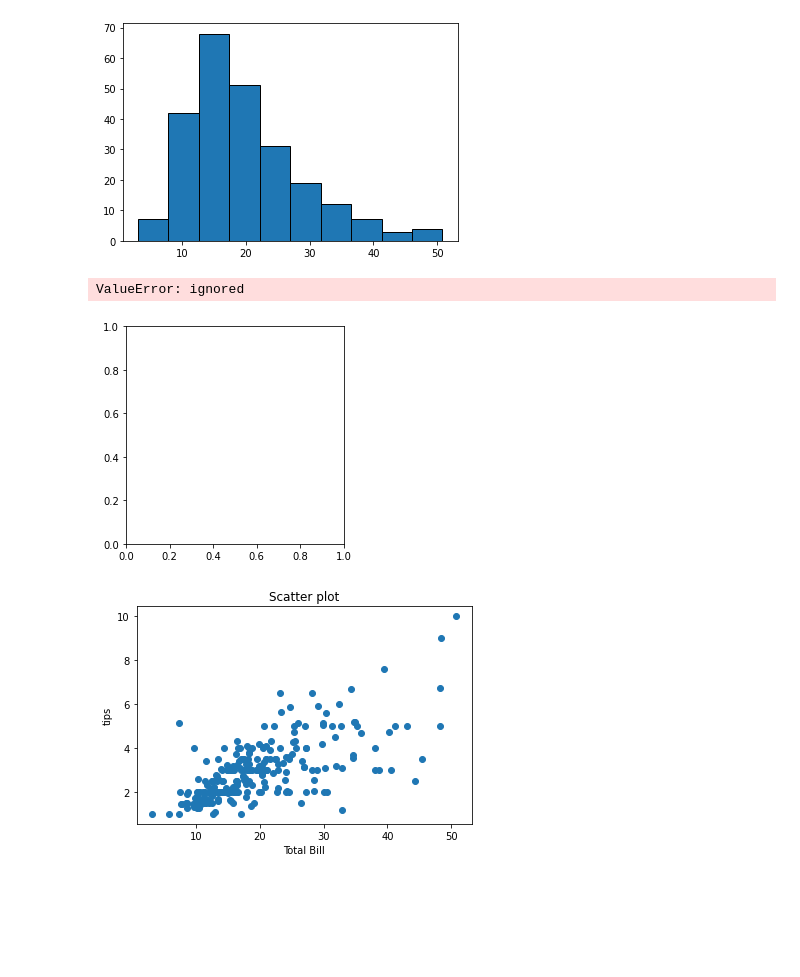
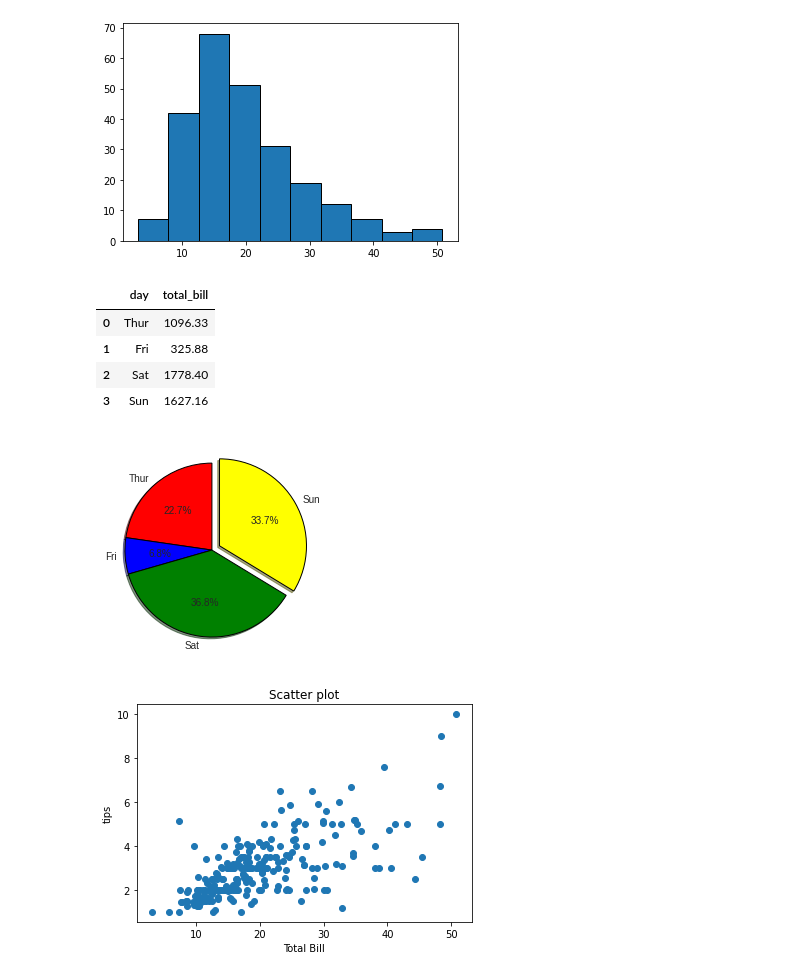
Before and after one commit to Ravikumar10593-hub/15daybootcamp, a Jupyter notebook: Day_2_ML.ipynb, the cells around one changed output. Cells and saved outputs as stored; diff of their text form; code cells hidden in the pictures; blank space fills up the shorter version.

```diff
--- a/Day_2_ML.ipynb
+++ b/Day_2_ML.ipynb
@@ -227,4 +227,13 @@ plt.hist(tips["total_bill"],edgecolor="black")
 plt.show()
 # %% [output]
 [figure]
+# %%
+day=tips.groupby('day')['total_bill'].sum().reset_index()
+day
+# %% [output]
+|  | day | total_bill |
+| 0 | Thur | 1096.33 |
+| 1 | Fri | 325.88 |
+| 2 | Sat | 1778.40 |
+| 3 | Sun | 1627.16 |
 # %%
@@ -233,16 +243,14 @@ y=day['total_bill']
 # %%
 #pie chart
 
-x=tips["day"]
-y=tips["total_bill"]
+explode = [0,0,0,0.1]
 
-explode=[0,0,0,0.1]
-plt.pie(y,labels=x,explode=explode,autopct='%%1.1f%%',colors=['red','green','blue','yellow'],
-        wedgeprops={'edgecolor' :'black'},shadow=True,startangle=90)
+plt.pie(y,labels=x,explode = explode,autopct='%1.1f%%',colors=['red','blue','green','yellow'],
+        wedgeprops = {'edgecolor' : 'black'},shadow=True,startangle=90)
 plt.show()
+plt.show()
 # %% [output]
-ValueError: ignored
-[figure, old version]
+[figure, new version]
 # %%
 # scatter plot
 
```
Also changed, not shown: parts of 1 cell of this notebook.
